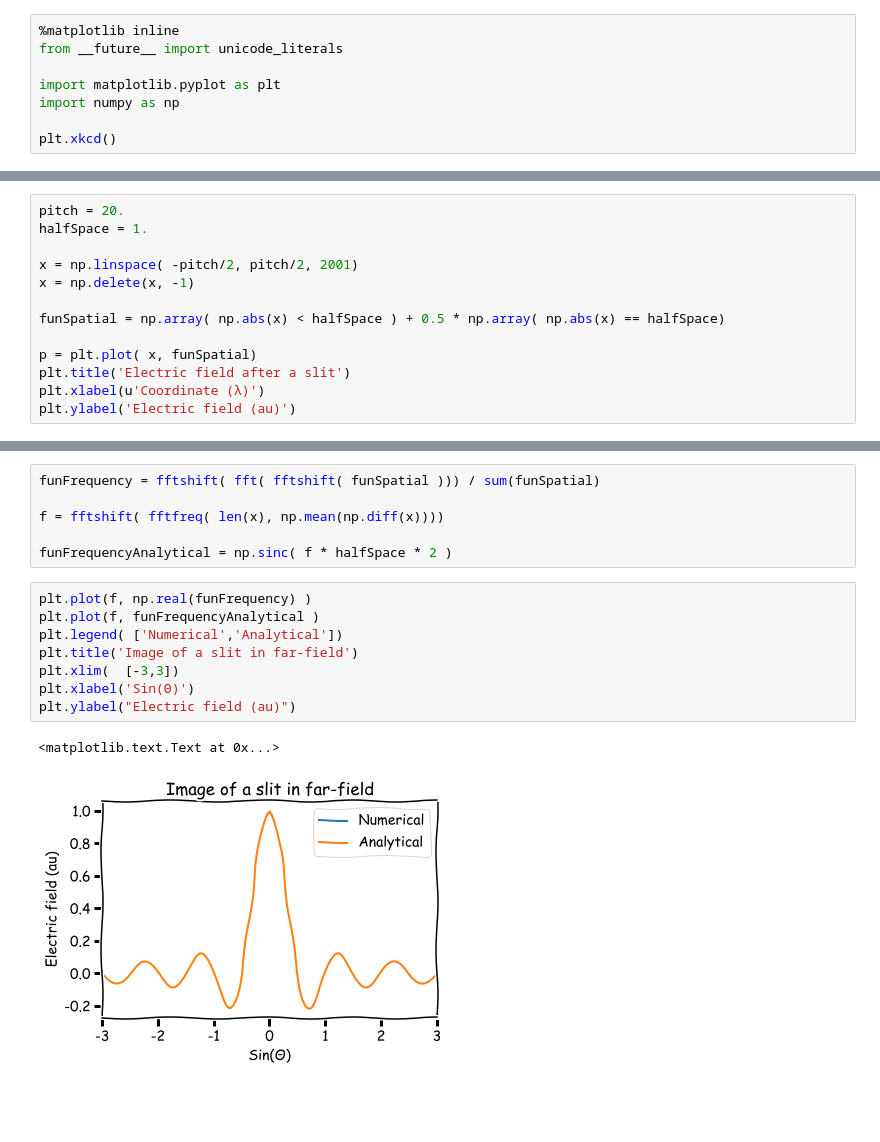
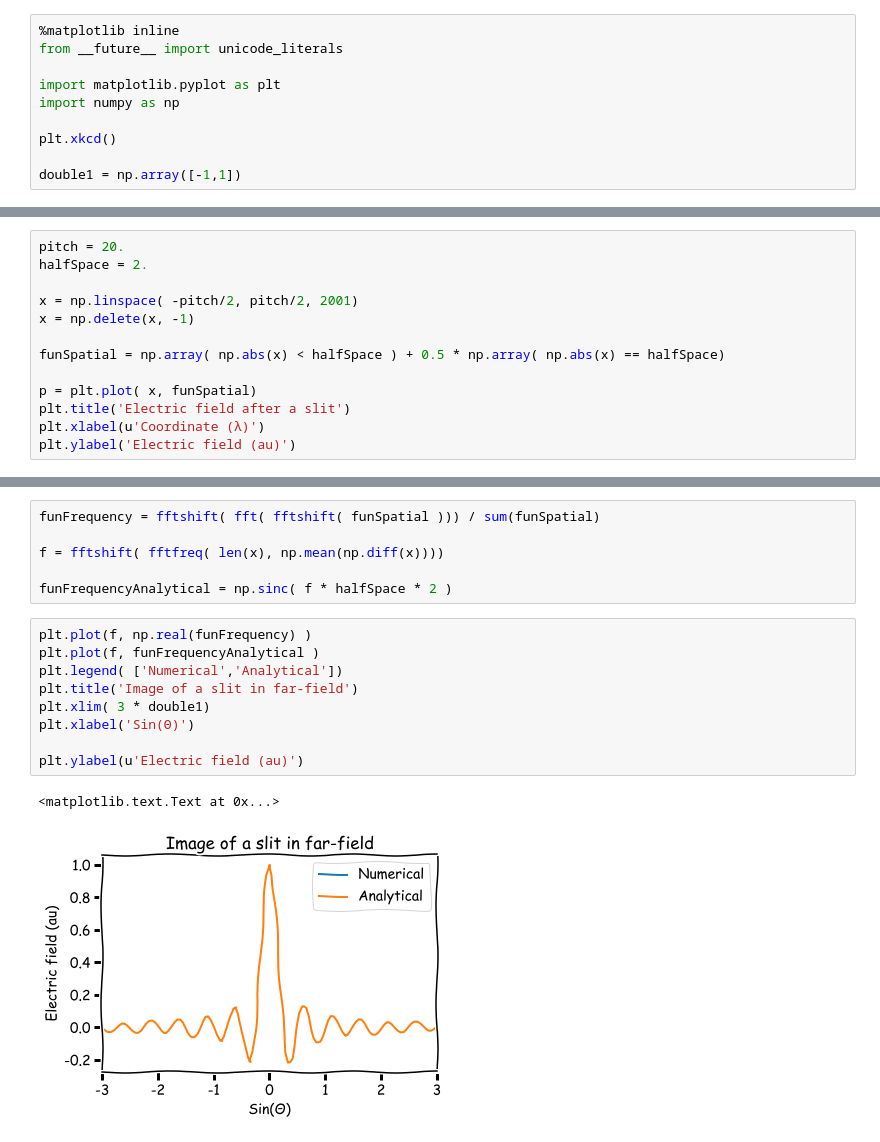
Before and after one commit to bourov/litho, a Jupyter notebook: Optics Demo.ipynb, the cells around one changed output, grey strips where cells are left out. Saved outputs shown, nothing was run; the diff lists cells and outputs as text; blank space fills up the shorter version.

```diff
--- a/Optics Demo.ipynb
+++ b/Optics Demo.ipynb
@@ -12,6 +12,8 @@ import matplotlib.pyplot as plt
 import numpy as np
 
 plt.xkcd()
+
+double1 = np.array([-1,1])
 # %% [output]
 <matplotlib.rc_context at 0x...>
 # %% [markdown]
@@ -22,7 +24,7 @@ A 1d narrow slit of width `2*halfSpace` , measured in wavelengths (λ).  After p
 For numerical purposes, we must assume the object is not infinite in `x`, but rather periodically repeating.  We will use `pitch` to represent the period.
 # %%
 pitch = 20.
-halfSpace = 1.
+halfSpace = 2.
 
 x = np.linspace( -pitch/2, pitch/2, 2001)
 x = np.delete(x, -1)
@@ -53,12 +55,13 @@ funFrequencyAnalytical = np.sinc( f * halfSpace * 2 )
 # %%
 plt.plot(f, np.real(funFrequency) )
 plt.plot(f, funFrequencyAnalytical )
 plt.legend( ['Numerical','Analytical'])
 plt.title('Image of a slit in far-field')
-plt.xlim(  [-3,3])
+plt.xlim( 3 * double1)
 plt.xlabel('Sin(Θ)')
-plt.ylabel("Electric field (au)")
+
+plt.ylabel(u'Electric field (au)')
 # %% [output]
 <matplotlib.text.Text at 0x...>
-[figure, old version]
+[figure, new version]
 # %%
```
Also changed, not shown: parts of 3 cells of this notebook, 1 other file.
